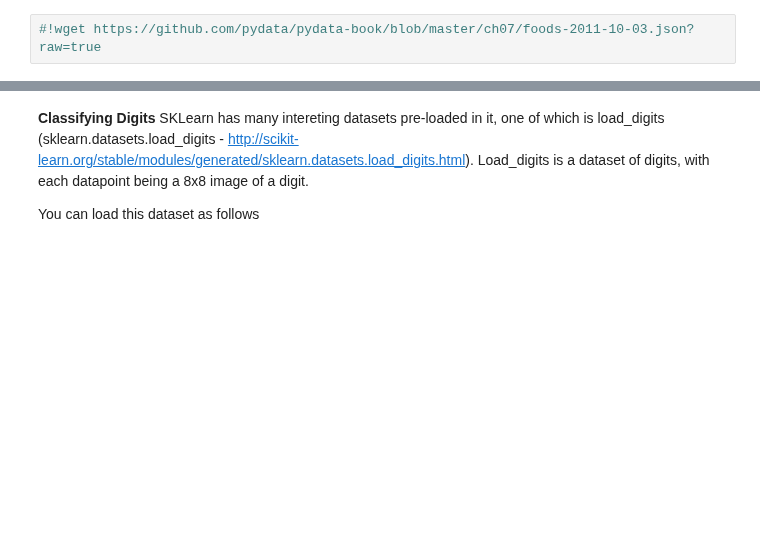
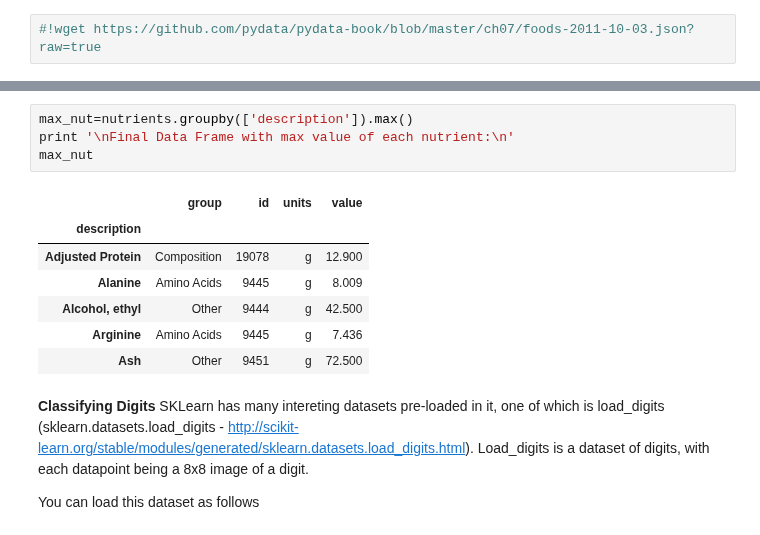
Before and after one commit to snazrul1/ssnazrul, a Jupyter notebook: DSE200/day_3_models_and_learning/03_Exercises.ipynb, the cells around one changed output, grey strips where cells are left out. Cells and saved outputs as stored; diff of their text form; blank space fills up the shorter version.

```diff
--- a/DSE200/day_3_models_and_learning/03_Exercises.ipynb
+++ b/DSE200/day_3_models_and_learning/03_Exercises.ipynb
@@ -223,3 +272,15 @@ food['nutrients'][1008]
+# %%
+max_nut=nutrients.groupby(['description']).max()
+print '\nFinal Data Frame with max value of each nutrient:\n'
+max_nut
+# %% [output]
+|  | group | id | units | value |
+| description |  |  |  |  |
+| Adjusted Protein | Composition | 19078 | g | 12.900 |
+| Alanine | Amino Acids | 9445 | g | 8.009 |
+| Alcohol, ethyl | Other | 9444 | g | 42.500 |
+| Arginine | Amino Acids | 9445 | g | 7.436 |
+| Ash | Other | 9451 | g | 72.500 |
 # %% [markdown]
 **Classifying Digits**
 SKLearn has many intereting datasets pre-loaded in it, one of which is load_digits (sklearn.datasets.load_digits - http://scikit-learn.org/stable/modules/generated/sklearn.datasets.load_digits.html). Load_digits is a dataset of digits, with each datapoint being a 8x8 image of a digit.
```
Also changed, not shown: parts of 15 cells of this notebook, 1 other file.
